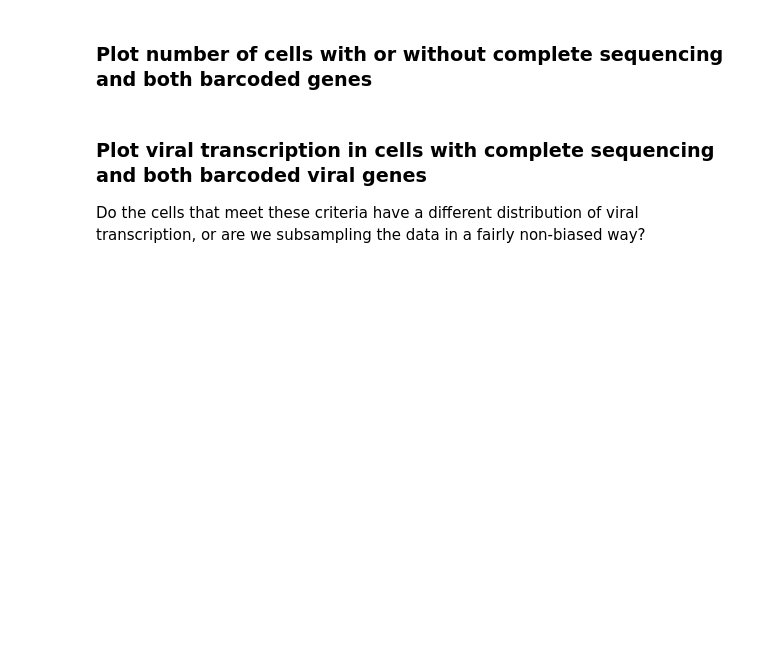
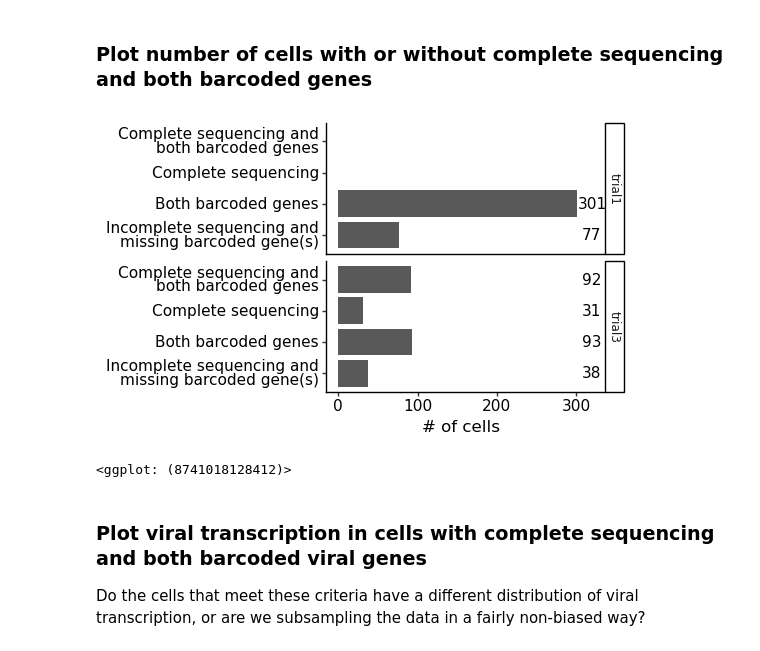
Before and after one commit to jbloomlab/barcoded_flu_pdmH1N1, a Jupyter notebook: final_analysis.py.ipynb, the cells around one changed output. Saved outputs shown, nothing was run; the diff lists cells and outputs as text; code cells hidden in the pictures; blank space fills up the shorter version.

```diff
--- a/final_analysis.py.ipynb
+++ b/final_analysis.py.ipynb
@@ -812,0 +813,17 @@ In the next section, I will calculate progeny contributions for cells that have
+# %%
+def select_cells(row):
+    row_dict = row.to_dict()
+    selected_cell = None
+    if row['sample'] == "trial1":
+        selected_cell = row['sequenced_and_barcoded'] == "barcoded"
+    elif row['sample'] == "trial3":
+        selected_cell = row['sequenced_and_barcoded'] == "sequenced and barcoded"
+    return selected_cell
+
+wt_infected_cells = (
+    wt_infected_cells
+    .assign(
+        selected_cell=lambda x: x.apply(select_cells, axis=1)))
+
+selected_cells = wt_infected_cells.query('selected_cell == True')
+display(selected_cells)
@@ -813,6 +846,6 @@ In the next section, I will calculate progeny contributions for cells that have
 # %%
 sequenced_barcoded_cell_counts = (wt_infected_cells
-        .groupby("sequenced_and_barcoded")
+        .groupby(["sample", "sequenced_and_barcoded", "selected_cell"])
         .aggregate(n_cells=pd.NamedAgg("cell_barcode", "count"))
         .reset_index()
 )
@@ -825,9 +858,3 @@ sequenced_barcoded_cell_counts['sequenced_and_barcoded'] = (
               'sequenced',
               'sequenced and barcoded'])
 )
-sequenced_barcoded_cell_counts['selected_cells'] = (
-    sequenced_barcoded_cell_counts['sequenced_and_barcoded'] == \
-    "sequenced and barcoded"
-)
-sequenced_barcoded_cells = fully_sequenced_cells.query('sequenced_and_barcoded == "sequenced and barcoded"')
-display(sequenced_barcoded_cells)
@@ -850,28 +863,31 @@ display(sequenced_barcoded_cells)
 # %%
 selected_cells_file = figure_dir+'/'+'selected_cells_plot.svg'
 
 selected_cells_plot = (
     p9.ggplot(sequenced_barcoded_cell_counts,
                p9.aes(x='sequenced_and_barcoded',
                       y='n_cells',
                       width=0.85)) +
     p9.geom_bar(stat='identity', position='dodge') +
-    p9.geom_text(p9.aes(y=98, label='n_cells'), size=11) +
+    p9.facet_grid('sample~') +
+    p9.geom_text(p9.aes(y=320, label='n_cells'), size=11) +
     p9.labs(x='',
             y='# of cells') +
     p9.coord_flip() +
-    p9.scale_y_continuous(limits=[0,98], breaks=[0,20,40,60,80]) +
     p9.scale_x_discrete(labels=["Incomplete sequencing and\nmissing barcoded gene(s)",
                                 "Both barcoded genes",
                                 "Complete sequencing",
                                 "Complete sequencing and\nboth barcoded genes"]) +
-    p9.theme(figure_size=(3.6, 1.75),
+    p9.theme(figure_size=(3.6, 3.5),
        plot_title=p9.element_text(size=12),
        axis_title=p9.element_text(size=12),
        axis_text=p9.element_text(size=11, color="black")))
 
 selected_cells_plot.save(filename = selected_cells_file)
 display(selected_cells_plot)
+# %% [output]
+[figure, added]
+<ggplot: (8741018128412)>
 # %% [markdown]
 ### Plot viral transcription in cells with complete sequencing and both barcoded viral genes
 Do the cells that meet these criteria have a different distribution of viral transcription, or are we subsampling the data in a fairly non-biased way?
```
Also changed, not shown: parts of 14 cells of this notebook, 13 other files.
